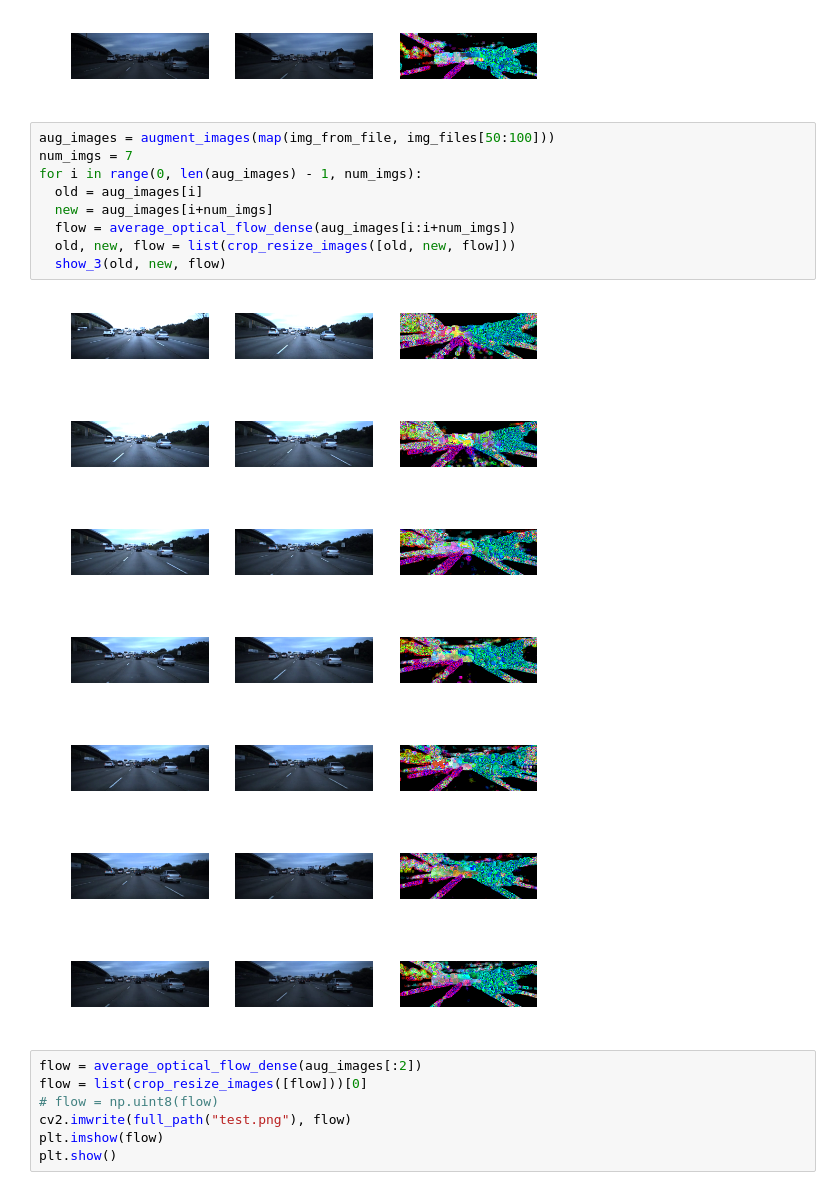
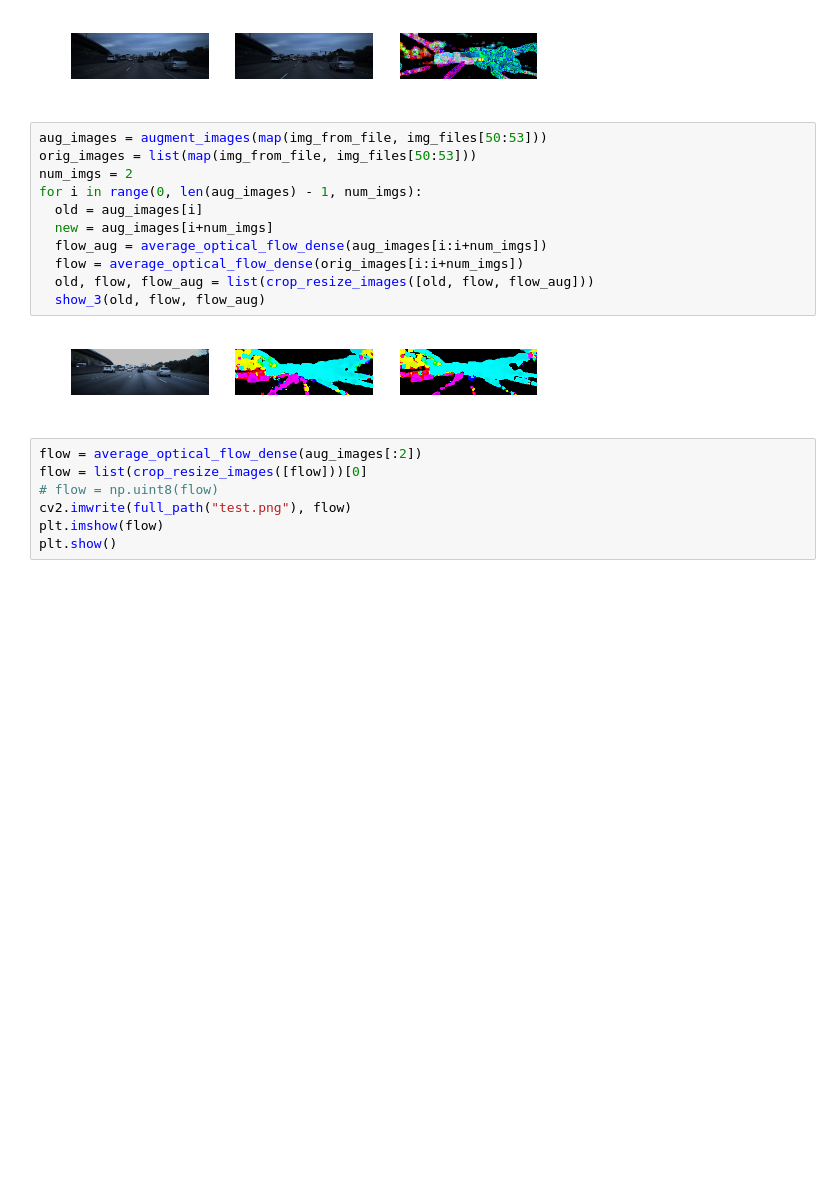
Before and after one commit to afcarl/speed-predictor, a Jupyter notebook: image_processing.ipynb, the cells around one changed output. Drawn from its saved outputs; the diff is of its cells as text; blank space fills up the shorter version.

```diff
--- a/image_processing.ipynb
+++ b/image_processing.ipynb
@@ -172,22 +172,18 @@ for i in range(0, len(aug_images) - 1, num_imgs):
 [figure]
 [figure]
 # %%
-aug_images = augment_images(map(img_from_file, img_files[50:100]))
-num_imgs = 7
+aug_images = augment_images(map(img_from_file, img_files[50:53]))
+orig_images = list(map(img_from_file, img_files[50:53]))
+num_imgs = 2
 for i in range(0, len(aug_images) - 1, num_imgs):
   old = aug_images[i]
   new = aug_images[i+num_imgs]
-  flow = average_optical_flow_dense(aug_images[i:i+num_imgs])
-  old, new, flow = list(crop_resize_images([old, new, flow]))
-  show_3(old, new, flow)
+  flow_aug = average_optical_flow_dense(aug_images[i:i+num_imgs])
+  flow = average_optical_flow_dense(orig_images[i:i+num_imgs])
+  old, flow, flow_aug = list(crop_resize_images([old, flow, flow_aug]))
+  show_3(old, flow, flow_aug)
 # %% [output]
-[figure, old version]
+[figure, new version]
-[figure, removed]
-[figure, removed]
-[figure, removed]
-[figure, removed]
-[figure, removed]
-[figure, removed]
 # %%
 flow = average_optical_flow_dense(aug_images[:2])
 flow = list(crop_resize_images([flow]))[0]
```
Also changed, not shown: 2 other files.
